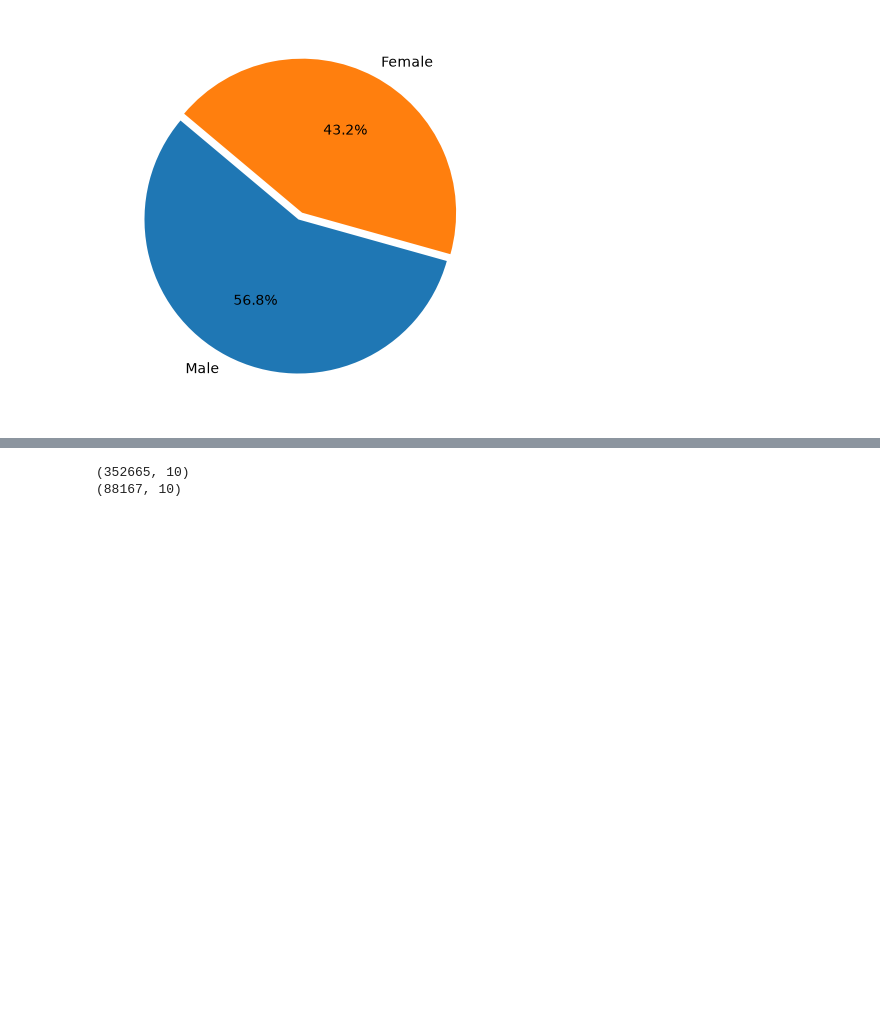
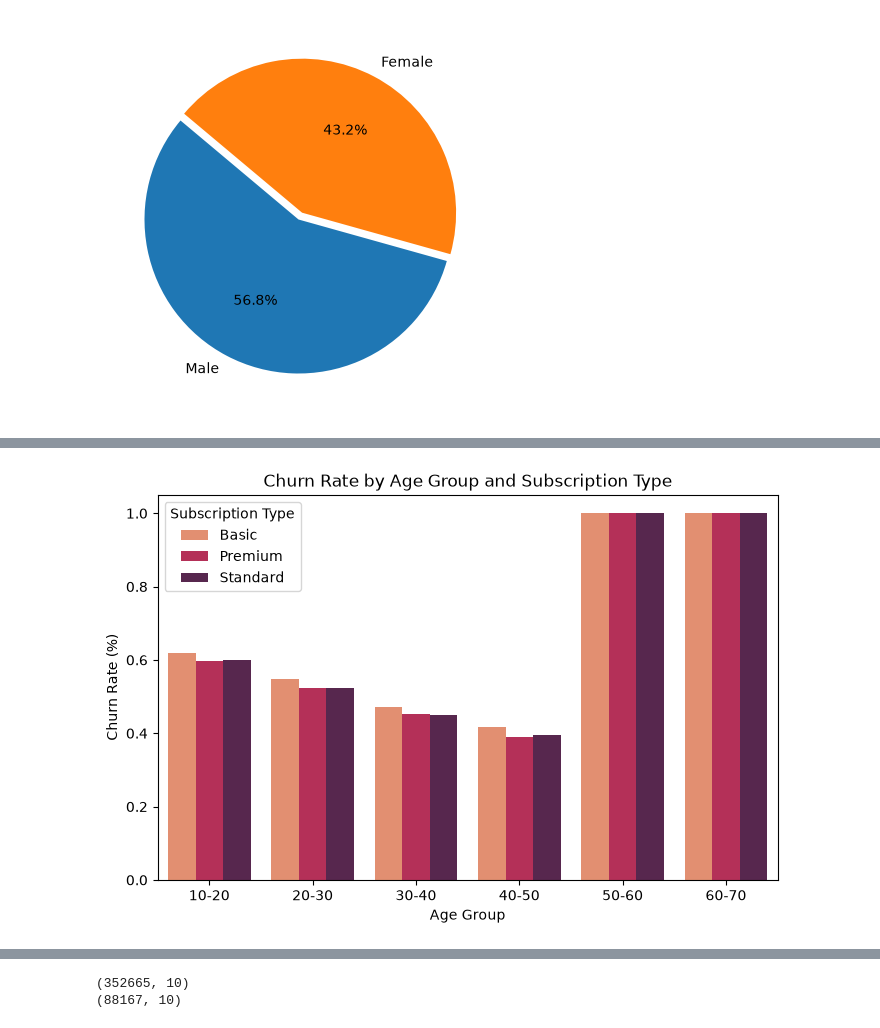
Before and after one commit to aliderakhshan381/Customer-Churn-Prediction, a Jupyter notebook: main.ipynb, the cells around one changed output, grey strips where cells are left out. Saved outputs shown, nothing was run; the diff lists cells and outputs as text; code cells hidden in the pictures; blank space fills up the shorter version.

```diff
--- a/main.ipynb
+++ b/main.ipynb
@@ -81,0 +124,14 @@ plt.show()
+# %%
+age_gender_churn_rate = df.groupby(['Age_Group', 'Subscription Type']).agg({'Churn':'mean', 'CustomerID':'count'}).reset_index()
+age_gender_churn_rate.rename(columns={'Churn':'Churn_Rate', 'CustomerID':'#Customer'}, inplace=True)
+
+
+plt.figure(figsize=(8, 5))
+sns.barplot(x='Age_Group', y='Churn_Rate', hue='Subscription Type', data=age_gender_churn_rate, palette='rocket_r')
+plt.title('Churn Rate by Age Group and Subscription Type')
+plt.xlabel('Age Group')
+plt.ylabel('Churn Rate (%)')
+plt.legend(title='Subscription Type')
+plt.show()
+# %% [output]
+[figure, added]
```
Also changed, not shown: parts of 16 cells of this notebook.
